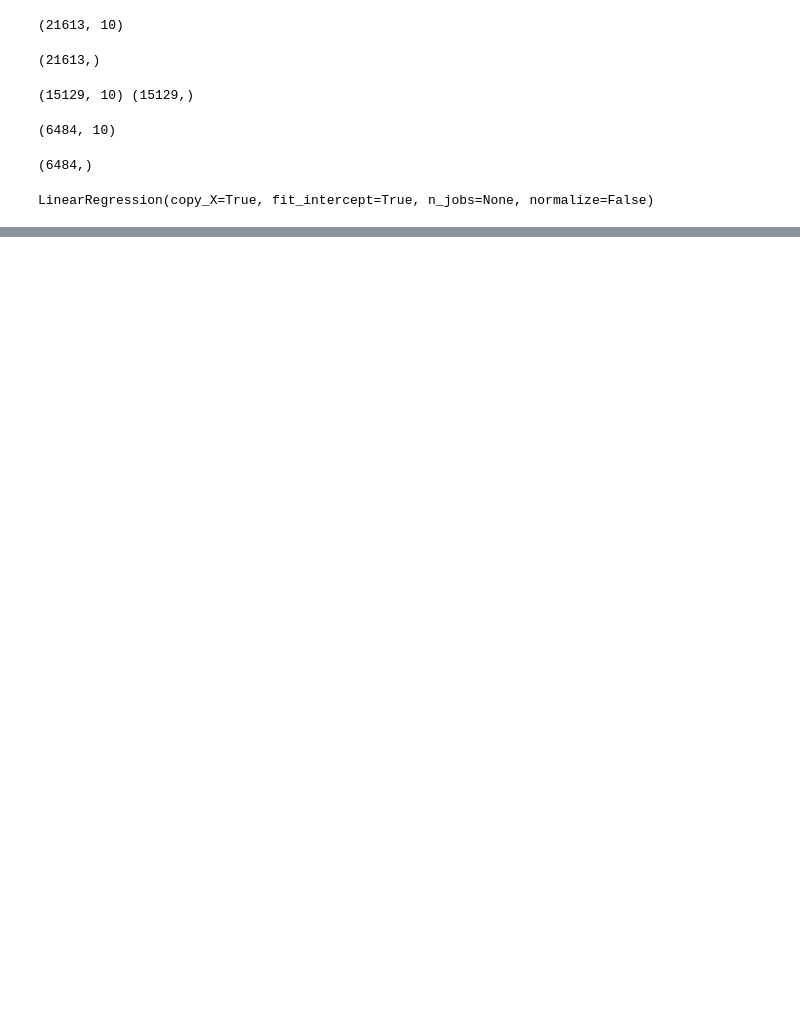
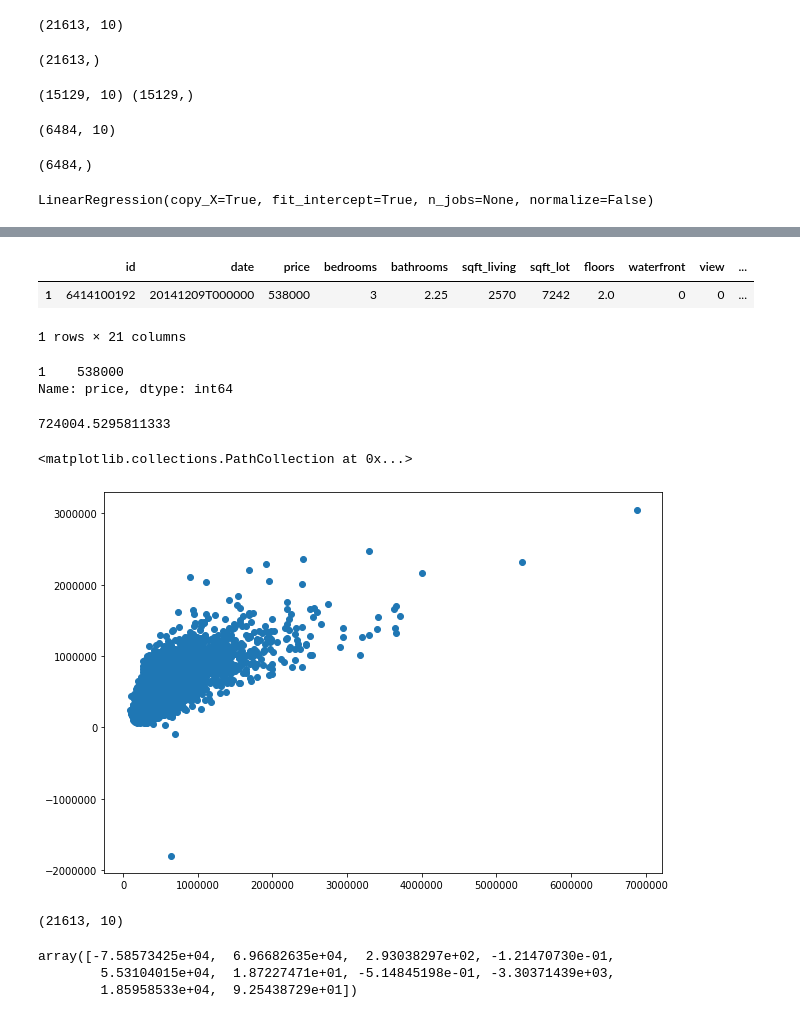
Before and after one commit to bebo09/LinearRegression, a Jupyter notebook: Liner Regression - A Case Study Approach.ipynb, the cells around one changed output, grey strips where cells are left out. Cells and saved outputs as stored; diff of their text form; code cells hidden in the pictures; blank space fills up the shorter version.

Commit message:
More evaluation of data / Built a 2nd data model
Evaluated co-efficient, Created a DB,  calculated the the coefficient values of the features selected.
Calculated RMSE (root mean square error)

```diff
--- a/Liner Regression - A Case Study Approach.ipynb
+++ b/Liner Regression - A Case Study Approach.ipynb
@@ -165,4 +165,4 @@ model.fit(X_train, y_train) # .fit will train the regression model by using the
 # %% [output]
 LinearRegression(copy_X=True, fit_intercept=True, n_jobs=None, normalize=False)
 # %%
-predicion = model.predict(X_test)
+prediction = model.predict(X_test)
@@ -168,0 +183,21 @@ predicion = model.predict(X_test)
+# %%
+house1
+# %% [output]
+|  | id | date | price | bedrooms | bathrooms | sqft_living | sqft_lot | floors | waterfront | view | ... |
+| 1 | 6414100192 | 20141209T000000 | 538000 | 3 | 2.25 | 2570 | 7242 | 2.0 | 0 | 0 | ... |
+1 rows × 21 columns
+# %%
+house1['price']
+# %% [output]
+1    538000
+Name: price, dtype: int64
+# %%
+prediction[1]
+# %% [output]
+724004.5295811333
+# %%
+plt.figure(figsize=(10, 7))
+plt.scatter(y_test, prediction)
+# %% [output]
+<matplotlib.collections.PathCollection at 0x...>
+[figure, added]
@@ -168,0 +206,10 @@ predicion = model.predict(X_test)
+# %%
+X.shape
+# %% [output]
+(21613, 10)
+# %%
+model.coef_
+# %% [output]
+array([-7.58573425e+04,  6.96682635e+04,  2.93038297e+02, -1.21470730e-01,
+        5.53104015e+04,  1.87227471e+01, -5.14845198e-01, -3.30371439e+03,
+        1.85958533e+04,  9.25438729e+01])
```
Also changed, not shown: parts of 25 cells of this notebook.
